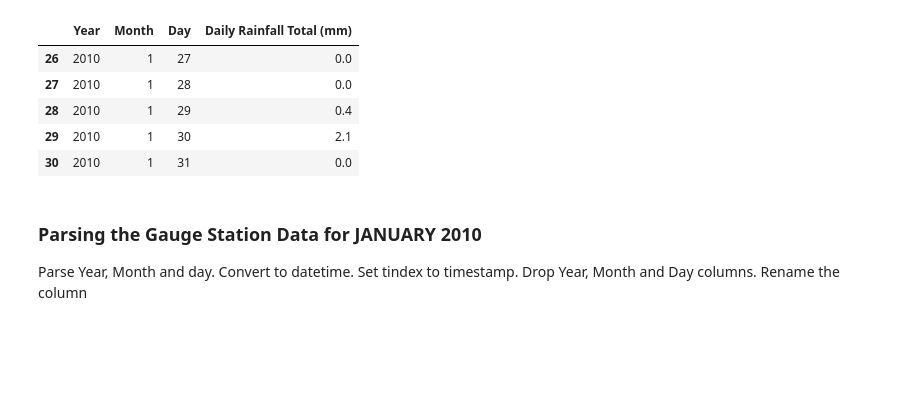
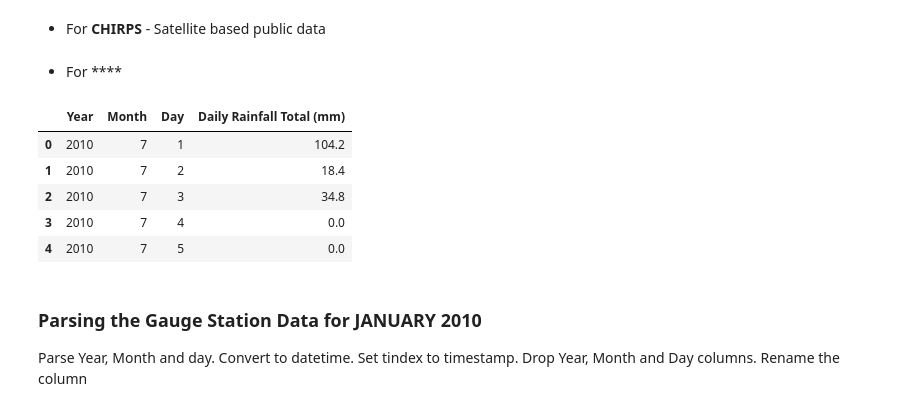
Before and after one commit to dsaharia/PRAT-Rainfall, a Jupyter notebook: imager-rainfall/Singapore.ipynb, the cells around one changed output. Saved outputs shown, nothing was run; the diff lists cells and outputs as text; code cells hidden in the pictures; blank space fills up the shorter version.

```diff
--- a/imager-rainfall/Singapore.ipynb
+++ b/imager-rainfall/Singapore.ipynb
@@ -32,0 +36,2 @@ chirps_dataset = xr.open_dataset('data/chirps-2010.nc') # open the dataset using
+# %% [markdown]
+* For **CHIRPS** - Satellite based public data
@@ -33,25 +40,20 @@ chirps_dataset = xr.open_dataset('data/chirps-2010.nc') # open the dataset using
+# %% [markdown]
+* For ****
 # %%
 gpm_dataset = xr.open_dataset('data/singaporeIMERG.nc')
 # %%
 # Import using glob
 filenames = glob("data/daily_*.csv")
-gauge_station_df = pd.concat([pd.read_csv(filename, encoding= 'unicode_escape') for filename in filenames], axis=0)
-gauge_station_df.drop(['Station','Highest 30 Min Rainfall (mm)',
-                       'Highest 60 Min Rainfall (mm)',
-                       'Highest 120 Min Rainfall (mm)',
-                       'Mean Wind Speed (km/h)',
-                       'Max Wind Speed (km/h)',
-                       'Mean Temperature (°C)',
-                       'Minimum Temperature (°C)',
-                       'Maximum Temperature (°C)'], axis=1, inplace=True) # Dropped the day, hour, minute columns
-gauge_station_df.tail()
+gauge_station_df = pd.concat([pd.read_csv(filename, encoding= 'unicode_escape', usecols = ['Year', 'Month', 'Day', 'Daily Rainfall Total (mm)'])
+                              for filename in filenames], axis=0)
+gauge_station_df.head()
 # %% [output]
 |  | Year | Month | Day | Daily Rainfall Total (mm) |
-| 26 | 2010 | 1 | 27 | 0.0 |
-| 27 | 2010 | 1 | 28 | 0.0 |
-| 28 | 2010 | 1 | 29 | 0.4 |
-| 29 | 2010 | 1 | 30 | 2.1 |
-| 30 | 2010 | 1 | 31 | 0.0 |
+| 0 | 2010 | 7 | 1 | 104.2 |
+| 1 | 2010 | 7 | 2 | 18.4 |
+| 2 | 2010 | 7 | 3 | 34.8 |
+| 3 | 2010 | 7 | 4 | 0.0 |
+| 4 | 2010 | 7 | 5 | 0.0 |
 # %%
 figures = []
 def fig_to_pdf(figures):
```
Also changed, not shown: parts of 11 cells of this notebook.
